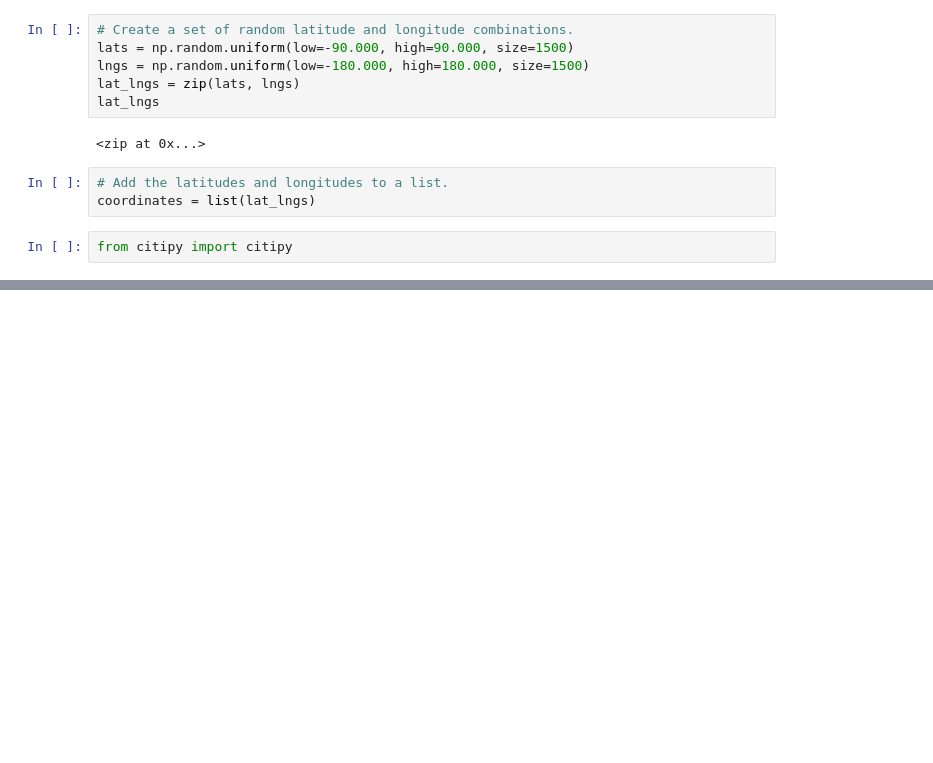
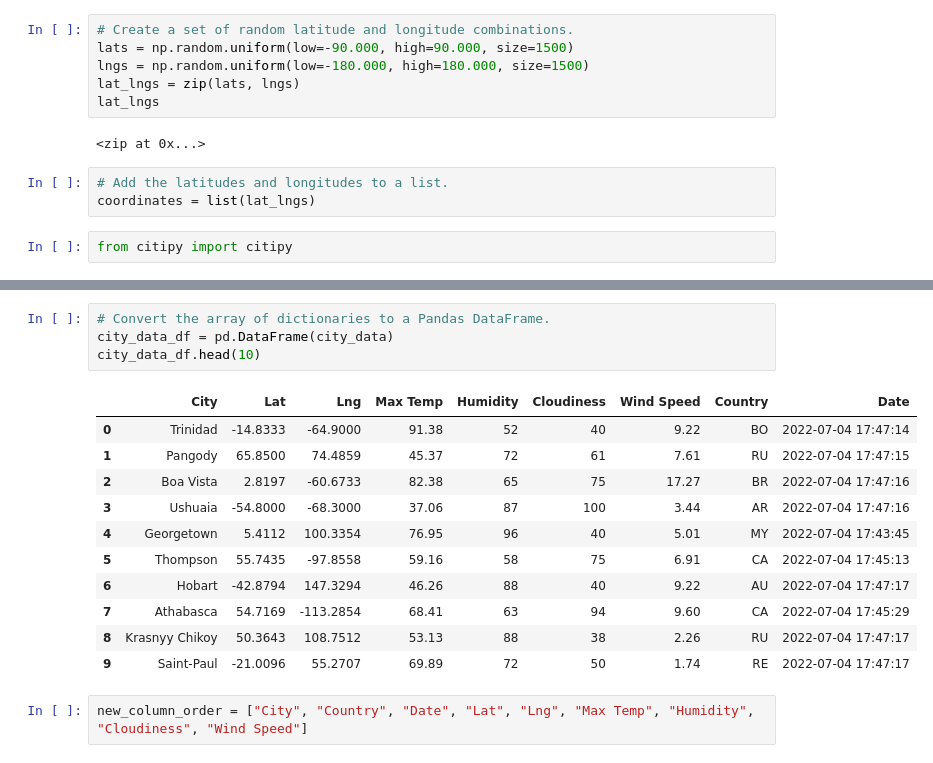
Before and after one commit to adrianm240/World_Weather_Analysis, a Jupyter notebook: WeatherPy.ipynb, the cells around one changed output, grey strips where cells are left out. Cells and saved outputs as stored; diff of their text form; blank space fills up the shorter version.

```diff
--- a/WeatherPy.ipynb
+++ b/WeatherPy.ipynb
@@ -32,0 +129,18 @@ len(cities)
+# %%
+# Convert the array of dictionaries to a Pandas DataFrame.
+city_data_df = pd.DataFrame(city_data)
+city_data_df.head(10)
+# %% [output]
+|  | City | Lat | Lng | Max Temp | Humidity | Cloudiness | Wind Speed | Country | Date |
+| 0 | Trinidad | -14.8333 | -64.9000 | 91.38 | 52 | 40 | 9.22 | BO | 2022-07-04 17:47:14 |
+| 1 | Pangody | 65.8500 | 74.4859 | 45.37 | 72 | 61 | 7.61 | RU | 2022-07-04 17:47:15 |
+| 2 | Boa Vista | 2.8197 | -60.6733 | 82.38 | 65 | 75 | 17.27 | BR | 2022-07-04 17:47:16 |
+| 3 | Ushuaia | -54.8000 | -68.3000 | 37.06 | 87 | 100 | 3.44 | AR | 2022-07-04 17:47:16 |
+| 4 | Georgetown | 5.4112 | 100.3354 | 76.95 | 96 | 40 | 5.01 | MY | 2022-07-04 17:43:45 |
+| 5 | Thompson | 55.7435 | -97.8558 | 59.16 | 58 | 75 | 6.91 | CA | 2022-07-04 17:45:13 |
+| 6 | Hobart | -42.8794 | 147.3294 | 46.26 | 88 | 40 | 9.22 | AU | 2022-07-04 17:47:17 |
+| 7 | Athabasca | 54.7169 | -113.2854 | 68.41 | 63 | 94 | 9.60 | CA | 2022-07-04 17:45:29 |
+| 8 | Krasnyy Chikoy | 50.3643 | 108.7512 | 53.13 | 88 | 38 | 2.26 | RU | 2022-07-04 17:47:17 |
+| 9 | Saint-Paul | -21.0096 | 55.2707 | 69.89 | 72 | 50 | 1.74 | RE | 2022-07-04 17:47:17 |
+# %%
+new_column_order = ["City", "Country", "Date", "Lat", "Lng", "Max Temp", "Humidity", "Cloudiness", "Wind Speed"]
```
Also changed, not shown: parts of 5 cells of this notebook, 2 other files.
